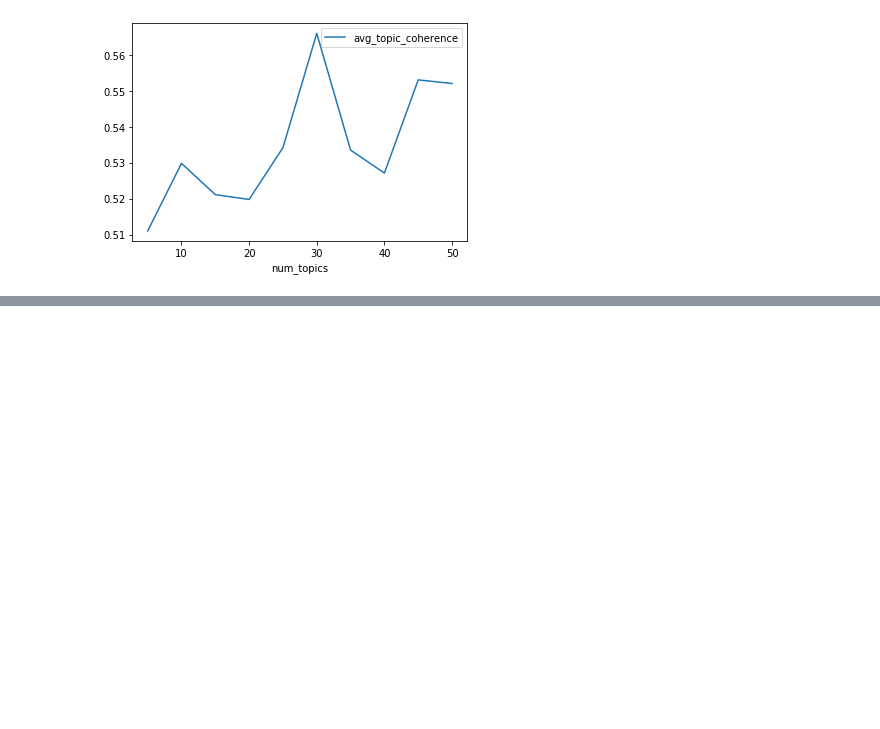
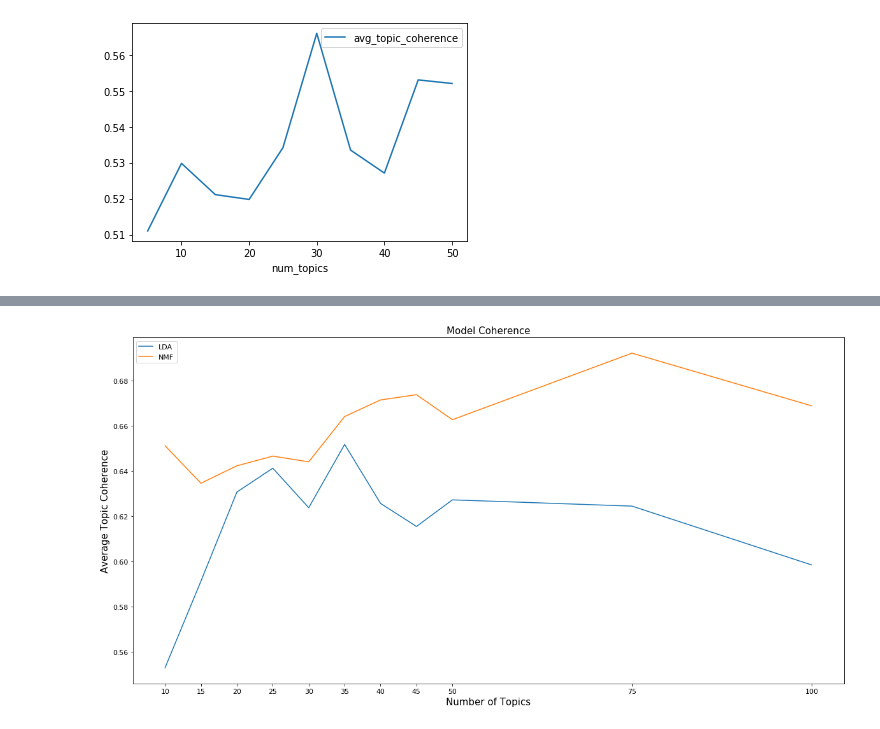
Before and after one commit to kmirijan/ML-COVID-CORD, a Jupyter notebook: Streamline_Modeling.ipynb, the cells around one changed output, grey strips where cells are left out. Saved outputs shown, nothing was run; the diff lists cells and outputs as text; code cells hidden in the pictures; blank space fills up the shorter version.

```diff
--- a/Streamline_Modeling.ipynb
+++ b/Streamline_Modeling.ipynb
@@ -231,0 +275,3 @@ models_df[models_df['num_topics'] <= 50].plot(x ='num_topics', y='avg_topic_cohe
+# %%
+full_docs = process_tools.simple_preprocess(full_docs)
+full_docs[0]
@@ -231,0 +401,28 @@ models_df[models_df['num_topics'] <= 50].plot(x ='num_topics', y='avg_topic_cohe
+# %%
+models_full_df = models_df[models_df['abs_or_full'] == 'full']
+# %%
+lda_models = models_full_df[models_df['model_type'] == 'lda']
+nmf_models = models_full_df[models_df['model_type'] == 'nmf']
+
+plt.figure(figsize=(20,10))
+plt.plot(lda_models['num_topics'], lda_models['avg_topic_coherence'])
+plt.plot(nmf_models['num_topics'], nmf_models['avg_topic_coherence'])
+plt.legend(['LDA', 'NMF'], loc='upper left')
+plt.xticks(NUM_TOPICS_LIST)
+plt.xlabel('Number of Topics')
+plt.ylabel('Average Topic Coherence')
+plt.title('Model Coherence')
+
+SMALL_SIZE = 11
+MEDIUM_SIZE = 15
+
+plt.rc('font', size=SMALL_SIZE)          # controls default text sizes
+plt.rc('axes', titlesize=MEDIUM_SIZE)     # fontsize of the axes title
+plt.rc('axes', labelsize=MEDIUM_SIZE)    # fontsize of the x and y labels
+plt.rc('xtick', labelsize=SMALL_SIZE)    # fontsize of the tick labels
+plt.rc('ytick', labelsize=SMALL_SIZE)    # fontsize of the tick labels
+plt.rc('legend', fontsize=SMALL_SIZE)    # legend fontsize
+
+plt.savefig('images/model_coherence.png')
+# %% [output]
+[figure, added]
```
Also changed, not shown: parts of 15 cells of this notebook, 4 other files.
